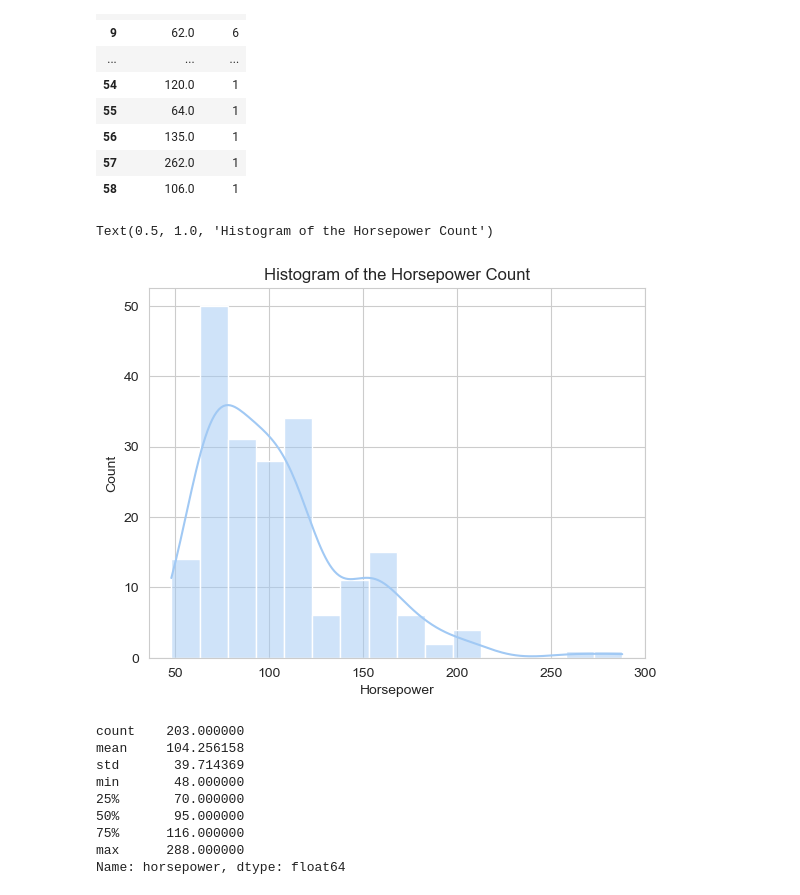
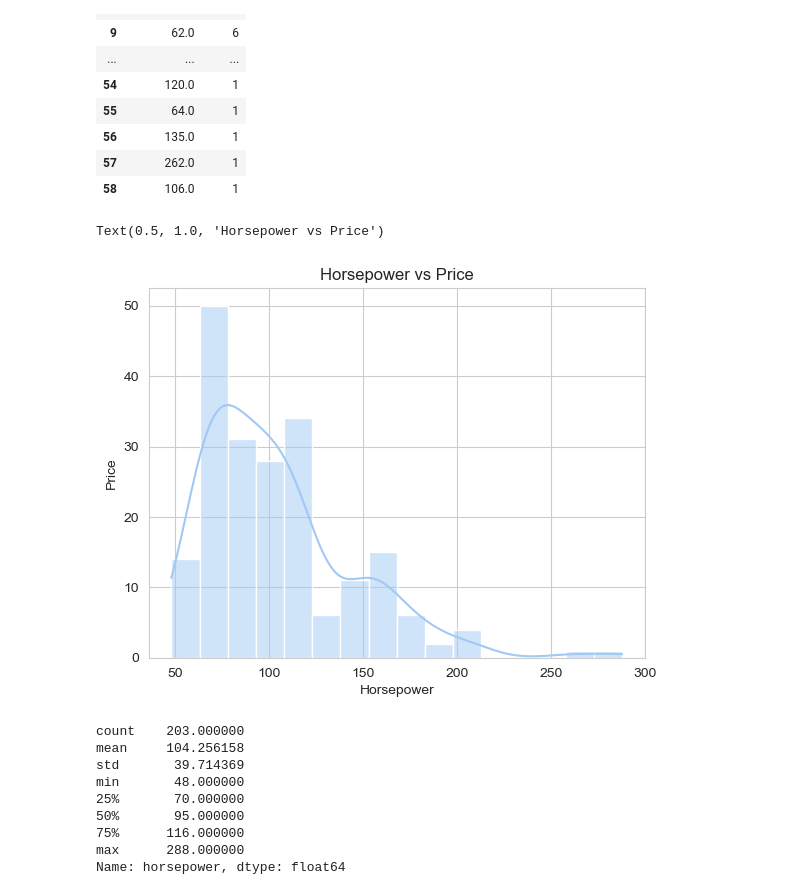
Before and after one commit to elliotbabilonia/automobile-project, a Jupyter notebook: code.ipynb, the cells around one changed output. Cells and saved outputs as stored; diff of their text form; code cells hidden in the pictures.

```diff
--- a/code.ipynb
+++ b/code.ipynb
@@ -201,15 +201,15 @@ horsepower_counts
 # %%
 sns.histplot(automobile.data.features['horsepower'], kde=True)
 
 sns.set_style("whitegrid")
 sns.set_palette("pastel")
 
 plt.xlabel('Horsepower')
-plt.ylabel('Count')
-plt.title('Histogram of the Horsepower Count')
+plt.ylabel('Price')
+plt.title('Horsepower vs Price')
 # %% [output]
-Text(0.5, 1.0, 'Histogram of the Horsepower Count')
+Text(0.5, 1.0, 'Horsepower vs Price')
-[figure, old version]
+[figure, new version]
 # %%
 automobile.data.features.describe()['horsepower']
 # %% [output]
```
Also changed, not shown: parts of 20 cells of this notebook.
